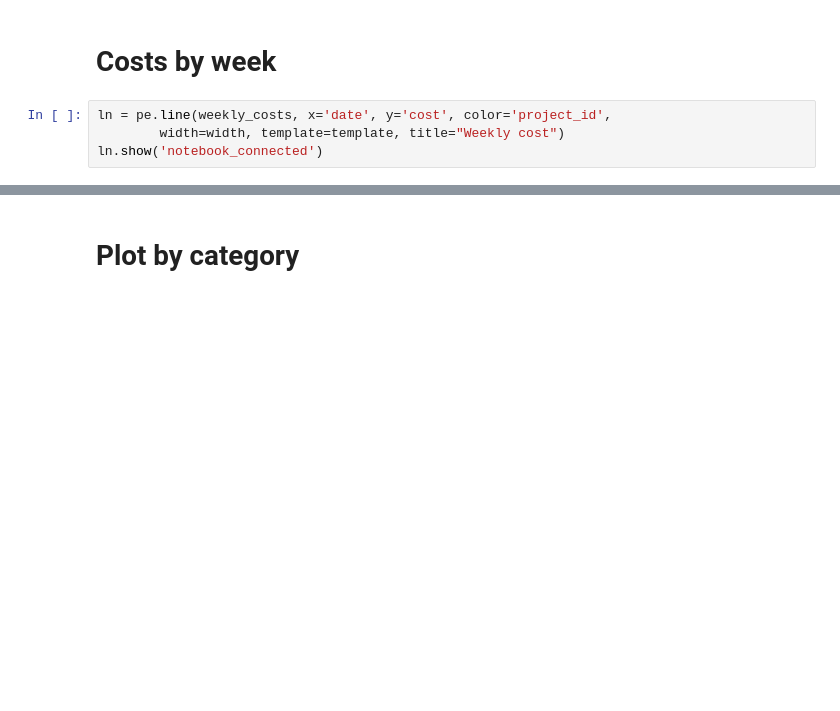
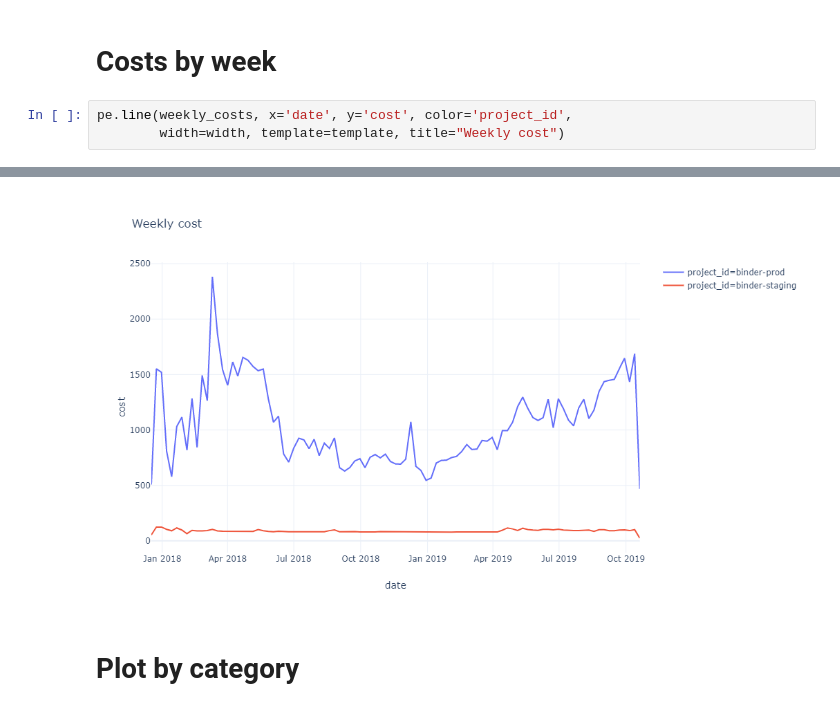
Before and after one commit to jupyterhub/binder-billing, a Jupyter notebook: analyze_data.ipynb, the cells around one changed output, grey strips where cells are left out. Saved outputs shown, nothing was run; the diff lists cells and outputs as text; blank space fills up the shorter version.

```diff
--- a/analyze_data.ipynb
+++ b/analyze_data.ipynb
@@ -36,7 +36,6 @@ pe.line(costs.reset_index(), x='date', y='cost', color='project_id',
 # %% [markdown]
 # Costs by week
 # %%
-ln = pe.line(weekly_costs, x='date', y='cost', color='project_id',
+pe.line(weekly_costs, x='date', y='cost', color='project_id',
         width=width, template=template, title="Weekly cost")
-ln.show('notebook_connected')
 # %% [output]
@@ -44,3 +42,4 @@ ln.show('notebook_connected')
+[figure, added]
 # %% [markdown]
 # Plot by category
 # %%
```
Also changed, not shown: parts of 5 cells of this notebook.
